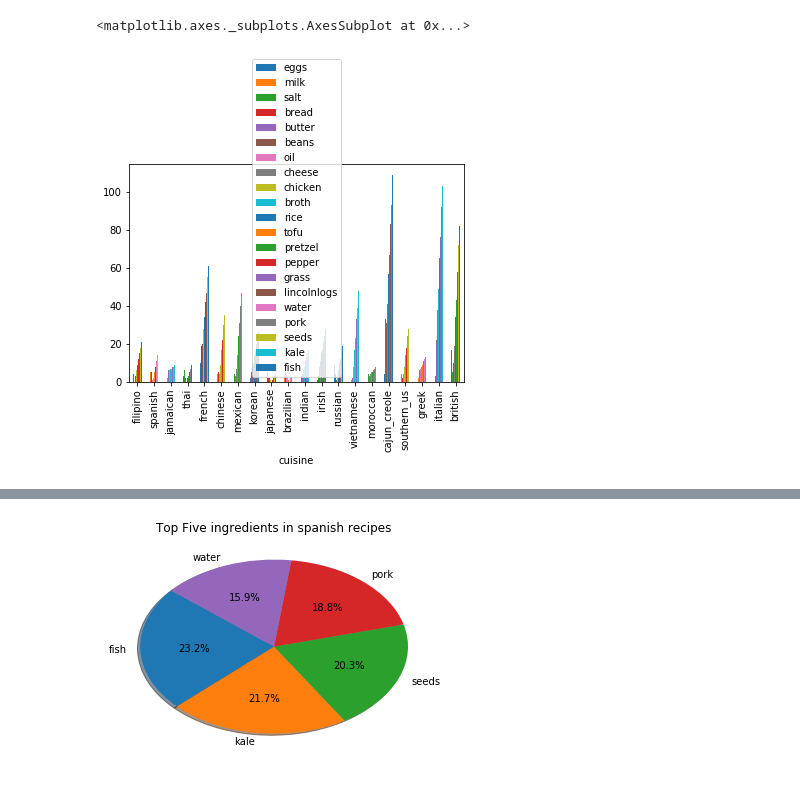
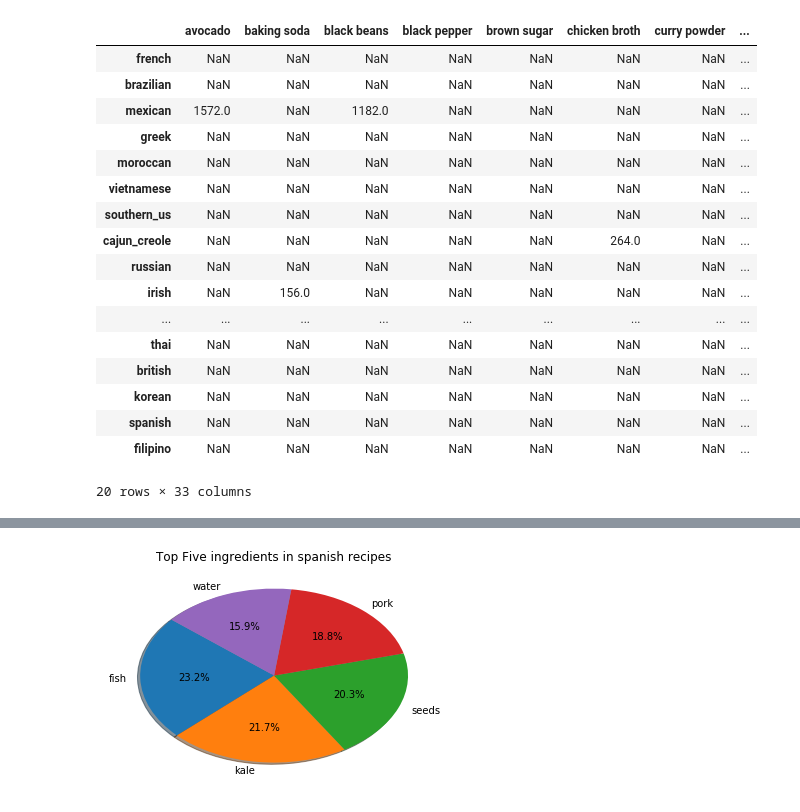
Before and after one commit to kamckeev/cuisine-query, a Jupyter notebook: graphgenerator2.ipynb, the cells around one changed output, grey strips where cells are left out. Cells and saved outputs as stored; diff of their text form; code cells hidden in the pictures.

```diff
--- a/graphgenerator2.ipynb
+++ b/graphgenerator2.ipynb
@@ -12,14 +12,29 @@ from bokeh.palettes import Category20c
 from bokeh.plotting import figure
 from bokeh.transform import cumsum
 # %%
-filename = Path("data/sample_data.csv") # agnostic path using pathlib
+filename = Path("cuisine_brief_json.json") # agnostic path using pathlib
 
-df = pd.read_csv(filename) # read in dataframe from file
+df = pd.read_json(filename) # read in dataframe from file
 # %%
 # df_dict=df.to_dict()
 # df_dict
+df=df.T
+# %% [output]
+|  | avocado | baking soda | black beans | black pepper | brown sugar | chicken broth | curry powder | ... |
+| french | NaN | NaN | NaN | NaN | NaN | NaN | NaN | ... |
+| brazilian | NaN | NaN | NaN | NaN | NaN | NaN | NaN | ... |
+| mexican | 1572.0 | NaN | 1182.0 | NaN | NaN | NaN | NaN | ... |
+| greek | NaN | NaN | NaN | NaN | NaN | NaN | NaN | ... |
+| moroccan | NaN | NaN | NaN | NaN | NaN | NaN | NaN | ... |
+| vietnamese | NaN | NaN | NaN | NaN | NaN | NaN | NaN | ... |
+| southern_us | NaN | NaN | NaN | NaN | NaN | NaN | NaN | ... |
+| cajun_creole | NaN | NaN | NaN | NaN | NaN | 264.0 | NaN | ... |
+| russian | NaN | NaN | NaN | NaN | NaN | NaN | NaN | ... |
+| irish | NaN | 156.0 | NaN | NaN | NaN | NaN | NaN | ... |
+| ... | ... | ... | ... | ... | ... | ... | ... | ... |
+| thai | NaN | NaN | NaN | NaN | NaN | NaN | NaN | ... |
+| british | NaN | NaN | NaN | NaN | NaN | NaN | NaN | ... |
+| korean | NaN | NaN | NaN | NaN | NaN | NaN | NaN | ... |
+| spanish | NaN | NaN | NaN | NaN | NaN | NaN | NaN | ... |
+| filipino | NaN | NaN | NaN | NaN | NaN | NaN | NaN | ... |
+20 rows × 33 columns
-# %%
-df.plot.bar(x='cuisine')
-# %% [output]
-<matplotlib.axes._subplots.AxesSubplot at 0x...>
-[figure, removed]
```
Also changed, not shown: parts of 2 cells of this notebook, 8 other files.
